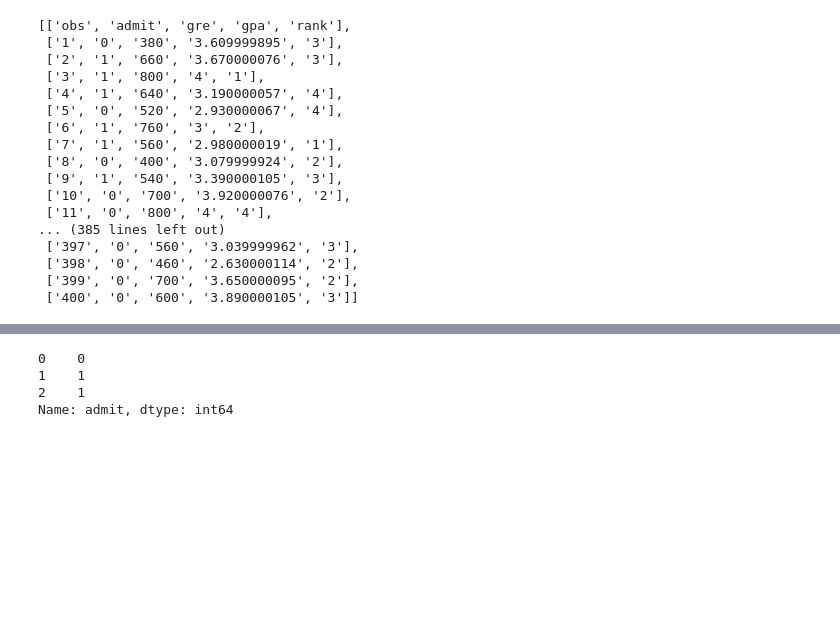
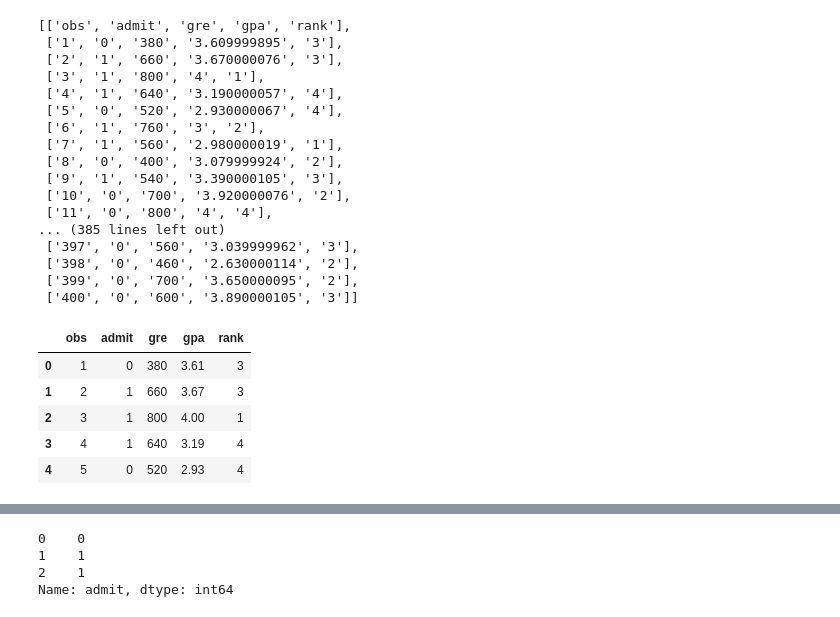
Before and after one commit to IvanBrasilico/FIA_data_mining, a Jupyter notebook: Aula 14 - Regressão Logística/RF_admissao.ipynb, the cells around one changed output, grey strips where cells are left out. Cells and saved outputs as stored; diff of their text form; code cells hidden in the pictures; blank space fills up the shorter version.

```diff
--- a/Aula 14 - Regressão Logística/RF_admissao.ipynb
+++ b/Aula 14 - Regressão Logística/RF_admissao.ipynb
@@ -40,3 +41,12 @@ linhas
 import sys
 sys._enablelegacywindowsfsencoding()
 df = pd.read_csv(filename)
+# %%
+df.head()
+# %% [output]
+|  | obs | admit | gre | gpa | rank |
+| 0 | 1 | 0 | 380 | 3.61 | 3 |
+| 1 | 2 | 1 | 660 | 3.67 | 3 |
+| 2 | 3 | 1 | 800 | 4.00 | 1 |
+| 3 | 4 | 1 | 640 | 3.19 | 4 |
+| 4 | 5 | 0 | 520 | 2.93 | 4 |
```
Also changed, not shown: parts of 19 cells of this notebook, 4 other files.
